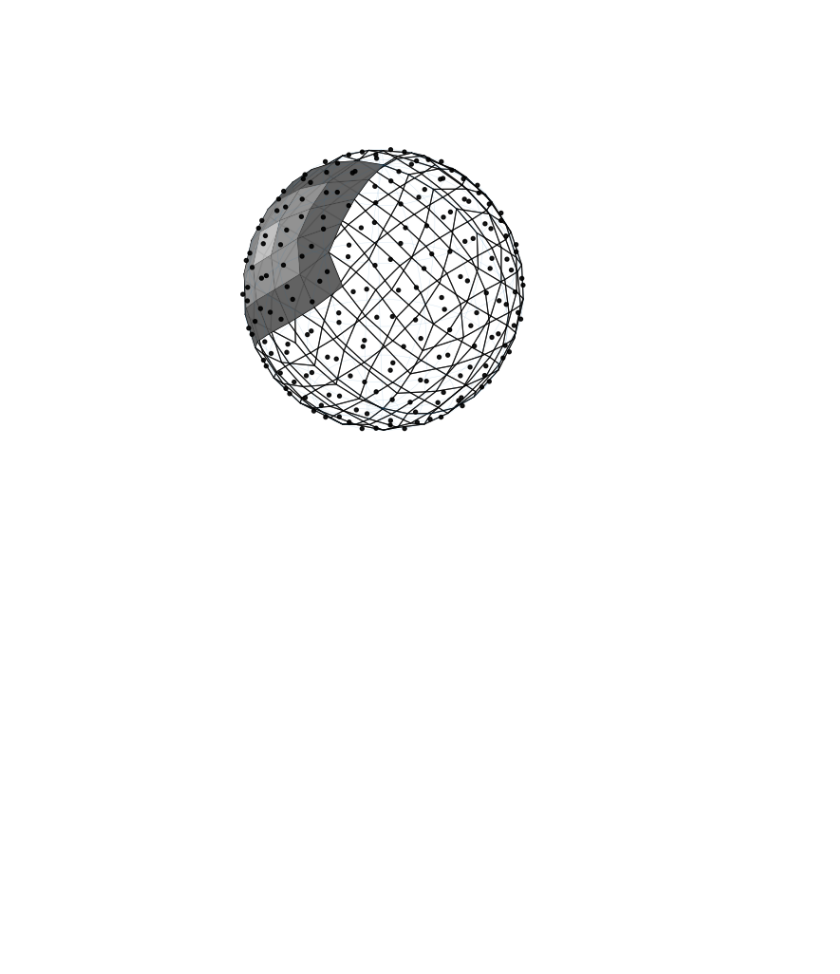
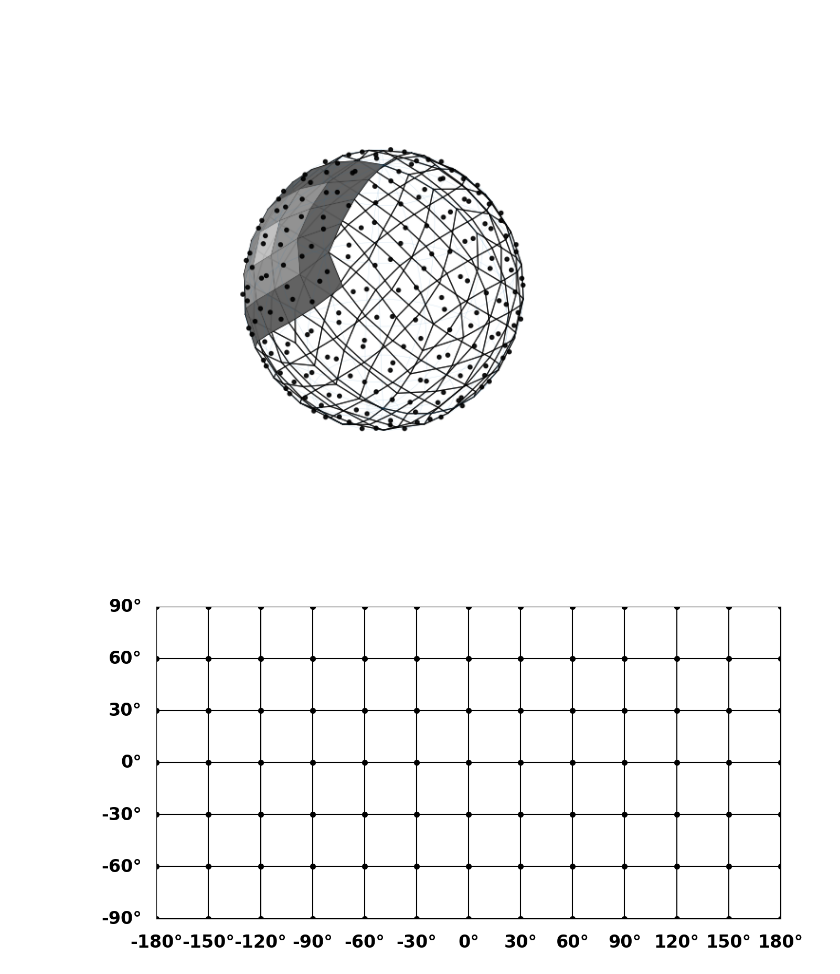
Before and after one commit to manmeet3591/healpix_visualization, a Jupyter notebook: healpix_visualization.ipynb, the cells around one changed output. Drawn from its saved outputs; the diff is of its cells as text; code cells hidden in the pictures; blank space fills up the shorter version.

```diff
--- a/healpix_visualization.ipynb
+++ b/healpix_visualization.ipynb
@@ -80,3 +80,69 @@ plt.tight_layout()
 plt.show()
 # %% [output]
 [figure]
+# %%
+import numpy as np
+import matplotlib.pyplot as plt
+from matplotlib.patches import Polygon
+
+# -----------------------------
+# Plate Carrée (Equirectangular)
+# -----------------------------
+def plate_carree_forward(lat_deg, lon_deg):
+    lat = np.radians(lat_deg)
+    lon = np.radians(lon_deg)
+    return lon, lat
+
+# Grid parameters
+n_lat = 6    # latitude bands
+n_lon = 12   # longitude bands
+lat_edges = np.linspace(-90, 90, n_lat+1)
+lon_edges = np.linspace(-180, 180, n_lon+1)
+
+# Smooth lines for graticule
+LATS = np.linspace(-90, 90, 361)
+LONS = np.linspace(-180, 180, 721)
+
+fig, ax = plt.subplots(figsize=(14, 7))
+
+# 1) Graticule (parallels + meridians)
+for la in lat_edges:
+    x, y = plate_carree_forward(np.full_like(LONS, la), LONS)
+    ax.plot(x, y, lw=1.5, color="black")
+
+for lo in lon_edges:
+    x, y = plate_carree_forward(LATS, np.full_like(LATS, lo))
+    ax.plot(x, y, lw=1.5, color="black")
+
+# 2) Dots at grid intersections
+for la in lat_edges:
+    for lo in lon_edges:
+        x, y = plate_carree_forward(la, lo)
+        ax.scatter(x, y, s=50, color="black", zorder=3)
+
+# 3) Labels with big fonts
+big_font = 24
+
+# Longitude labels along bottom
+for lo in lon_edges:
+    x, y = plate_carree_forward(0, lo)
+    ax.text(x, -np.pi/2 - 0.15, f"{int(lo)}°", ha="center", va="top", fontsize=big_font, fontweight="bold")
+
+# Latitude labels along left side
+for la in lat_edges:
+    x, y = plate_carree_forward(la, -180)
+    ax.text(-np.pi - 0.15, y, f"{int(la)}°", ha="right", va="center", fontsize=big_font, fontweight="bold")
+
+# Cosmetics: world rectangle
+xmin, ymin = plate_carree_forward(-90, -180)
+xmax, ymax = plate_carree_forward( 90,  180)
+ax.set_xlim(xmin, xmax)
+ax.set_ylim(ymin, ymax)
+ax.set_aspect("equal", adjustable="box")
+ax.set_xticks([])
+ax.set_yticks([])
+
+plt.tight_layout()
+plt.show()
+# %% [output]
+[figure, added]
```
